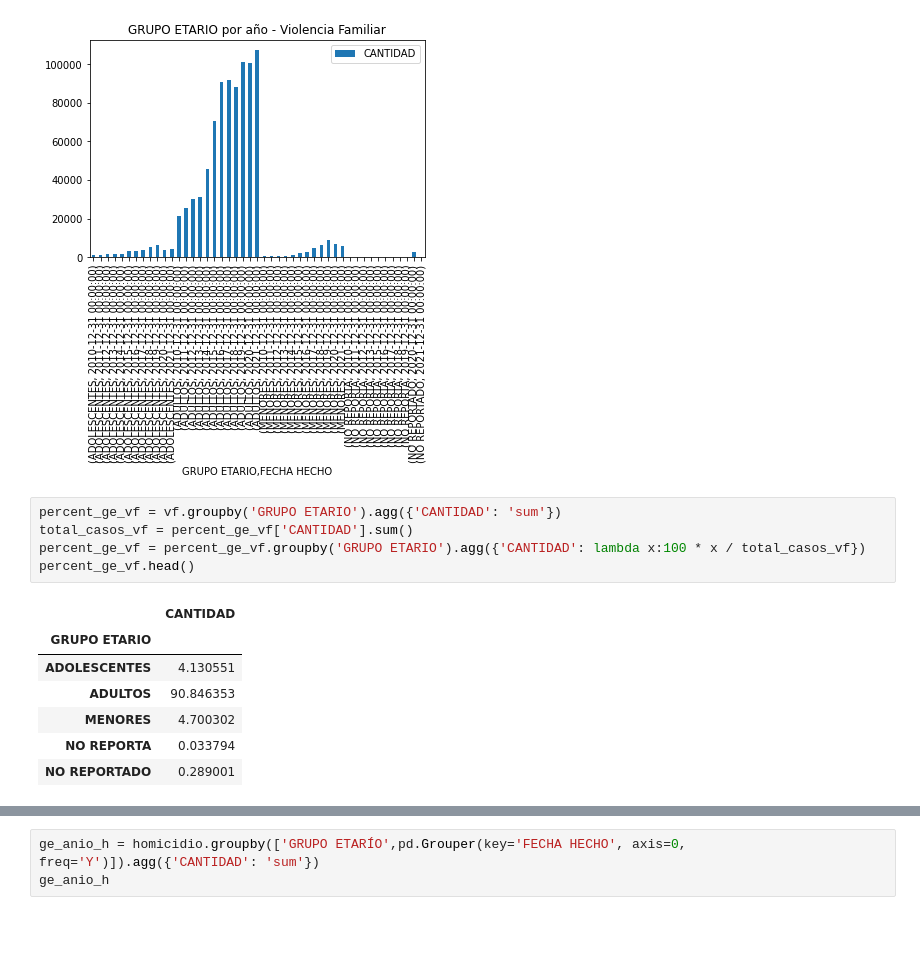
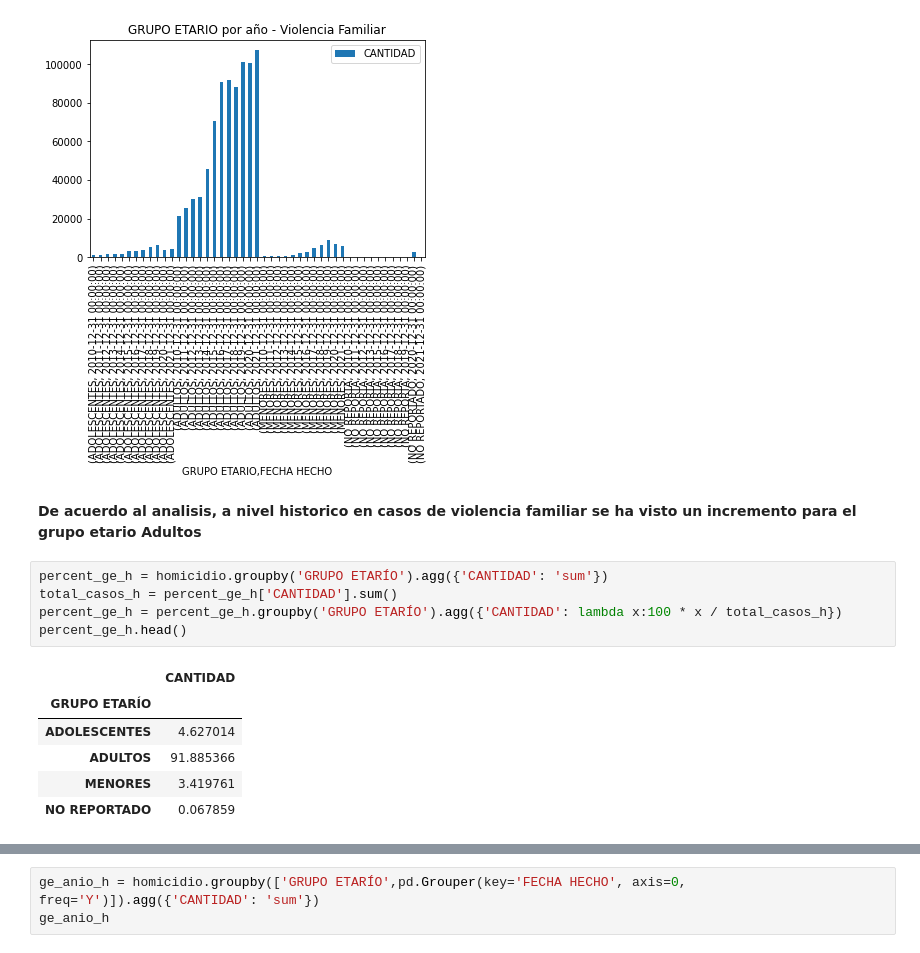
Before and after one commit to da-pedraza/data_science_tallereda, a Jupyter notebook: Taller_EDA.ipynb, the cells around one changed output, grey strips where cells are left out. Drawn from its saved outputs; the diff is of its cells as text; blank space fills up the shorter version.

```diff
--- a/Taller_EDA.ipynb
+++ b/Taller_EDA.ipynb
@@ -550,16 +544,17 @@ plot = (ge_anio_vf).plot(
 kind='bar', title='GRUPO ETARIO por año - Violencia Familiar')
 # %% [output]
 [figure]
+# %% [markdown]
+**De acuerdo al analisis, a nivel historico en casos de violencia familiar se ha visto un incremento para el grupo etario Adultos**
 # %%
-percent_ge_vf = vf.groupby('GRUPO ETARIO').agg({'CANTIDAD': 'sum'})
-total_casos_vf = percent_ge_vf['CANTIDAD'].sum()
-percent_ge_vf = percent_ge_vf.groupby('GRUPO ETARIO').agg({'CANTIDAD': lambda x:100 * x / total_casos_vf})
-percent_ge_vf.head()
+percent_ge_h = homicidio.groupby('GRUPO ETARÍO').agg({'CANTIDAD': 'sum'})
+total_casos_h = percent_ge_h['CANTIDAD'].sum()
+percent_ge_h = percent_ge_h.groupby('GRUPO ETARÍO').agg({'CANTIDAD': lambda x:100 * x / total_casos_h})
+percent_ge_h.head()
 # %% [output]
 |  | CANTIDAD |
-| GRUPO ETARIO |  |
-| ADOLESCENTES | 4.130551 |
-| ADULTOS | 90.846353 |
-| MENORES | 4.700302 |
-| NO REPORTA | 0.033794 |
-| NO REPORTADO | 0.289001 |
+| GRUPO ETARÍO |  |
+| ADOLESCENTES | 4.627014 |
+| ADULTOS | 91.885366 |
+| MENORES | 3.419761 |
+| NO REPORTADO | 0.067859 |
```
Also changed, not shown: parts of 29 cells of this notebook.
